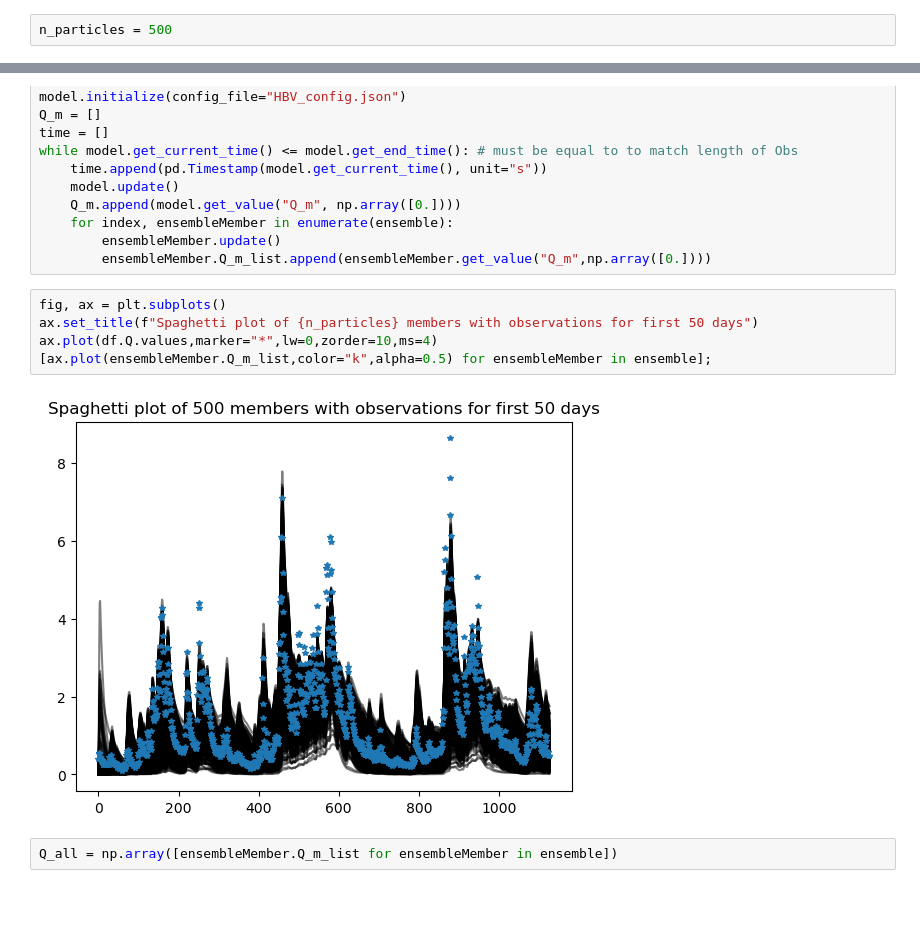
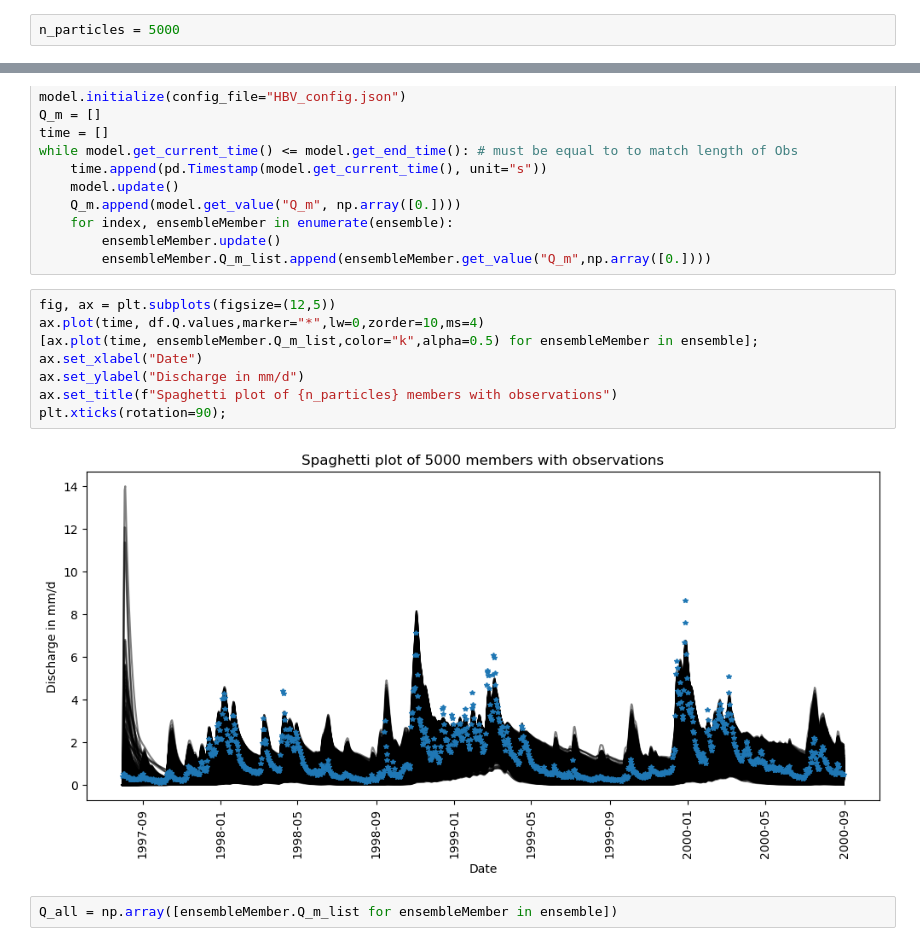
Before and after one commit to Daafip/HBV-data-assimilation, a Jupyter notebook: Forward model BMI.ipynb, the cells around one changed output, grey strips where cells are left out. Saved outputs shown, nothing was run; the diff lists cells and outputs as text; blank space fills up the shorter version.

```diff
--- a/Forward model BMI.ipynb
+++ b/Forward model BMI.ipynb
@@ -187,5 +186,5 @@ ax.plot(df.iloc[:n_days].Q.values,marker="*",lw=0,zorder=10,ms=4)
 # %%
-n_particles = 500
+n_particles = 5000
 # %%
 array_random_num = np.array([[np.random.random() for i in range(len(p_max_initial))] for i in range(n_particles)])
 # %%
@@ -217,12 +216,15 @@ while model.get_current_time() <= model.get_end_time(): # must be equal to to ma
         ensembleMember.update()
         ensembleMember.Q_m_list.append(ensembleMember.get_value("Q_m",np.array([0.])))
 # %%
-fig, ax = plt.subplots()
-ax.set_title(f"Spaghetti plot of {n_particles} members with observations for first 50 days")
-ax.plot(df.Q.values,marker="*",lw=0,zorder=10,ms=4)
-[ax.plot(ensembleMember.Q_m_list,color="k",alpha=0.5) for ensembleMember in ensemble];
+fig, ax = plt.subplots(figsize=(12,5))
+ax.plot(time, df.Q.values,marker="*",lw=0,zorder=10,ms=4)
+[ax.plot(time, ensembleMember.Q_m_list,color="k",alpha=0.5) for ensembleMember in ensemble];
+ax.set_xlabel("Date")
+ax.set_ylabel("Discharge in mm/d")
+ax.set_title(f"Spaghetti plot of {n_particles} members with observations")
+plt.xticks(rotation=90);
 # %% [output]
-[figure, old version]
+[figure, new version]
 # %%
 Q_all = np.array([ensembleMember.Q_m_list for ensembleMember in ensemble])
 # %%
```
Also changed, not shown: parts of 53 cells of this notebook, 7 other files.
